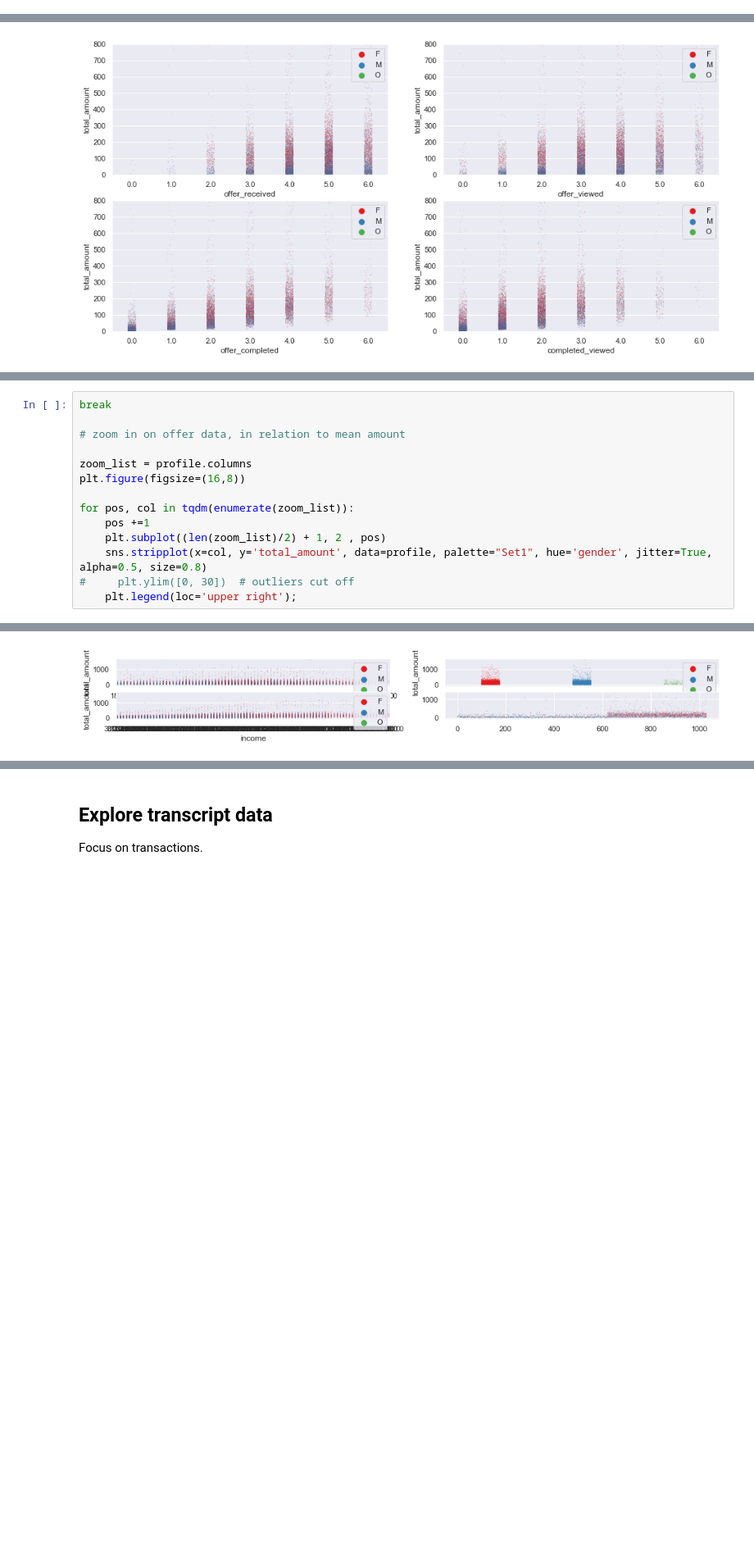
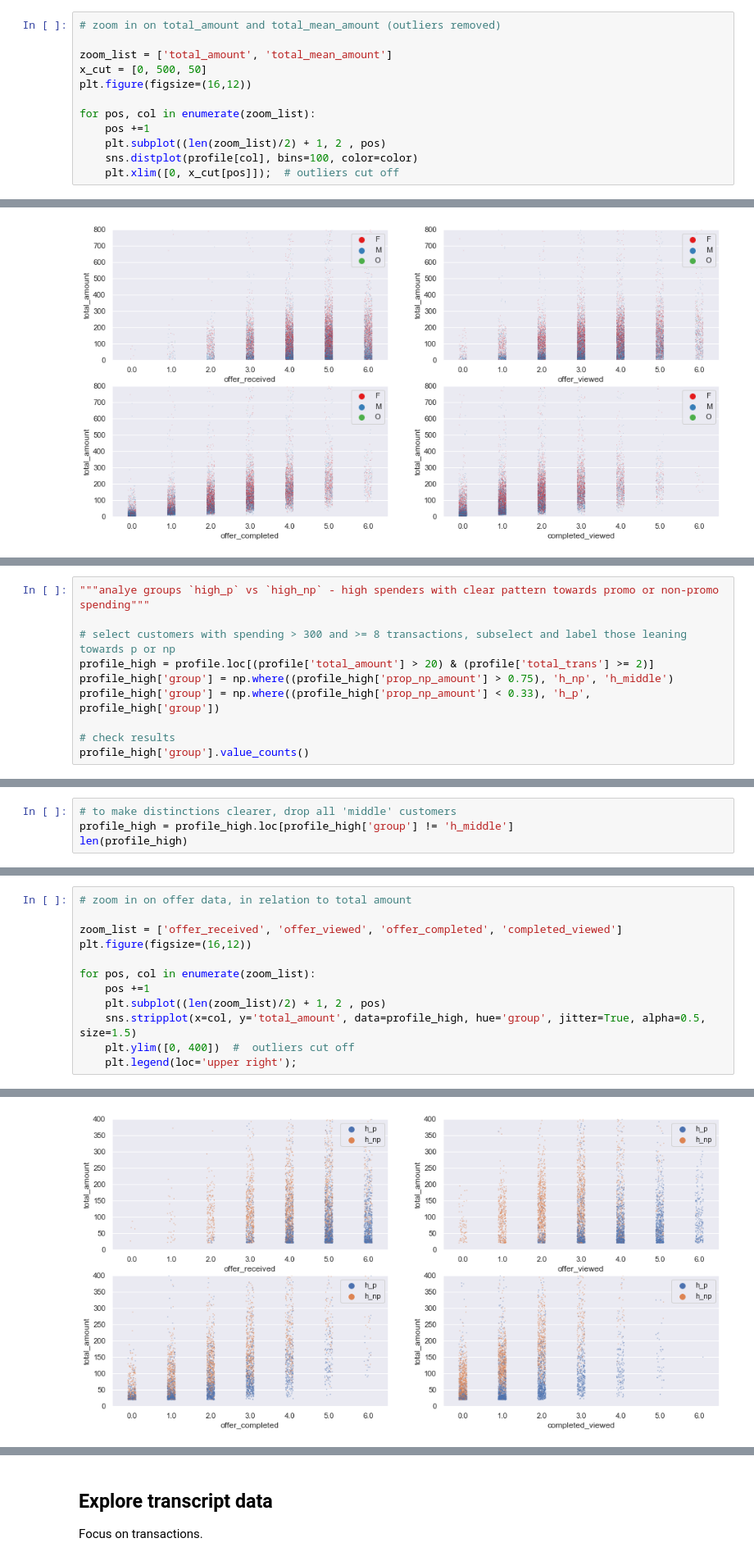
Before and after one commit to rbuerki/segmentation-challenge-starbucks, a Jupyter notebook: 2-eda.ipynb, the cells around one changed output, grey strips where cells are left out. Shown at 82% size. Drawn from its saved outputs; the diff is of its cells as text; blank space fills up the shorter version.

```diff
--- a/2-eda.ipynb
+++ b/2-eda.ipynb
@@ -232,3 +232,15 @@ With regard to `prop_np_trans` / `prop_np_amount`:
 - received and viewed offers a moderate negative one (first one is clear, less non-offer time, but note the difference!)
 - offer completed has a weak positive correlation (maybe due to shortened durations?)
 - total transactions has no effect (interesting! I thought it would be positive ...)
+# %%
+# zoom in on total_amount and total_mean_amount (outliers removed)
+
+zoom_list = ['total_amount', 'total_mean_amount']
+x_cut = [0, 500, 50]
+plt.figure(figsize=(16,12))
+
+for pos, col in enumerate(zoom_list):
+    pos +=1
+    plt.subplot((len(zoom_list)/2) + 1, 2 , pos)
+    sns.distplot(profile[col], bins=100, color=color)
+    plt.xlim([0, x_cut[pos]]);  # outliers cut off
@@ -267,0 +317,10 @@ plt.legend(loc='upper right');
+# %%
+"""analye groups `high_p` vs `high_np` - high spenders with clear pattern towards promo or non-promo spending"""
+
+# select customers with spending > 300 and >= 8 transactions, subselect and label those leaning towards p or np
+profile_high = profile.loc[(profile['total_amount'] > 20) & (profile['total_trans'] >= 2)]
+profile_high['group'] = np.where((profile_high['prop_np_amount'] > 0.75), 'h_np', 'h_middle')
+profile_high['group'] = np.where((profile_high['prop_np_amount'] < 0.33), 'h_p', profile_high['group'])
+
+# check results
+profile_high['group'].value_counts()
@@ -267,0 +348,4 @@ plt.legend(loc='upper right');
+# %%
+# to make distinctions clearer, drop all 'middle' customers
+profile_high = profile_high.loc[profile_high['group'] != 'h_middle']
+len(profile_high)
@@ -268,15 +358,13 @@ plt.legend(loc='upper right');
 # %%
-break
+# zoom in on offer data, in relation to total amount
 
-# zoom in on offer data, in relation to mean amount
+zoom_list = ['offer_received', 'offer_viewed', 'offer_completed', 'completed_viewed']
+plt.figure(figsize=(16,12))
 
-zoom_list = profile.columns
-plt.figure(figsize=(16,8))
-
-for pos, col in tqdm(enumerate(zoom_list)):
+for pos, col in enumerate(zoom_list):
     pos +=1
     plt.subplot((len(zoom_list)/2) + 1, 2 , pos)
-    sns.stripplot(x=col, y='total_amount', data=profile, palette="Set1", hue='gender', jitter=True, alpha=0.5, size=0.8)
-#     plt.ylim([0, 30])  # outliers cut off
+    sns.stripplot(x=col, y='total_amount', data=profile_high, hue='group', jitter=True, alpha=0.5, size=1.5)
+    plt.ylim([0, 400])  #  outliers cut off
     plt.legend(loc='upper right');
 # %% [output]
@@ -284 +371 @@ KeyboardInterrupt:
-[figure, old version]
+[figure, new version]
```
Also changed, not shown: parts of 20 cells of this notebook.
